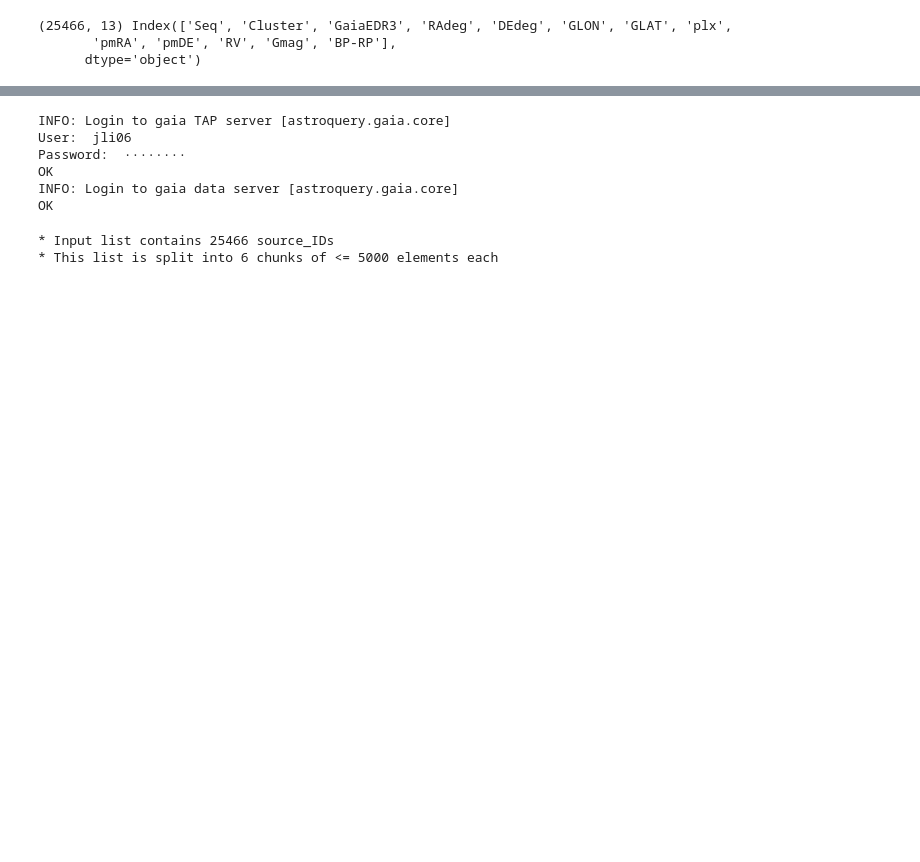
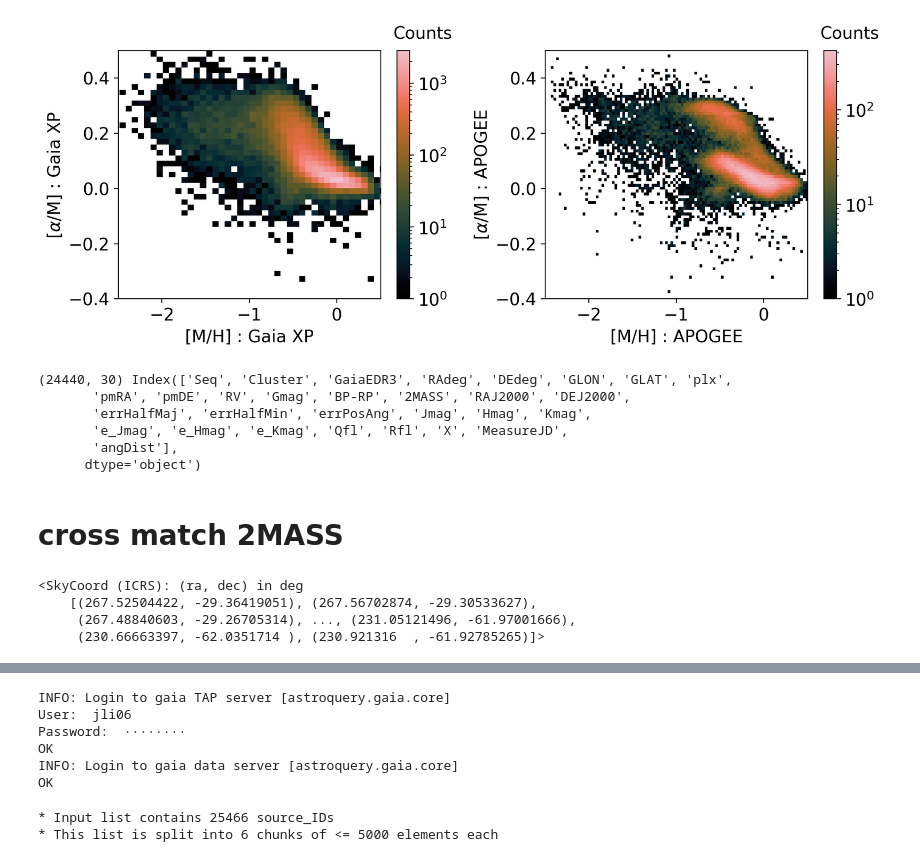
Before and after one commit to jiadonglee/aspgap, a Jupyter notebook: docs/plot_XP.ipynb, the cells around one changed output, grey strips where cells are left out. Drawn from its saved outputs; the diff is of its cells as text; code cells hidden in the pictures; blank space fills up the shorter version.

```diff
--- a/docs/plot_XP.ipynb
+++ b/docs/plot_XP.ipynb
@@ -117,12 +127,58 @@ for i,ax in enumerate(axs.ravel()):
+# %%
+fig, axs = plt.subplots(1,2, figsize=(10,4))
+ax1, ax2 = axs.ravel()
+
+_, _, _, img1 = ax1.hist2d(df['moh_model_cross'], df['aom_model_cross'],bins=100,
+                           norm=LogNorm(), cmap=cmap)
+_, _, _, img2 = ax2.hist2d(df['M_H'], df['ALPHA_M'], bins=100, norm=LogNorm(),
+                           cmap=cmap)
+
+clb1 = fig.colorbar(img1, ax=ax1,);
+clb1.set_label('Counts', labelpad=-20, y=1.1, rotation=0)
+
+clb2 = fig.colorbar(img2, ax=ax2, );
+clb2.set_label('Counts', labelpad=-20, y=1.1, rotation=0)
+
+ax1.set_xlabel("[M/H] : Gaia XP");
+ax1.set_ylabel(r"[$\alpha$/M] : Gaia XP");
+
+ax2.set_xlabel("[M/H] : APOGEE");
+ax2.set_ylabel(r"[$\alpha$/M] : APOGEE");
+plt.tight_layout()
+
+for ax in axs.ravel():
+    ax.set_xlim([-2.5, 0.5]);
+    ax.set_ylim([-0.4, 0.5])
+
+plt.tight_layout()
+# %% [output]
+[figure, added]
 # %%
 from astropy.io import ascii
 import seaborn as sns
 from astropy.table import Table
 
-octable = Table.read("J_A+A_661_A118_table2.dat.gz.fits")
+# octable = Table.read("J_A+A_661_A118_table2.dat.gz.fits")
+octable = Table.read("ocCastroGinard_tmass.fits")
 ocdf = octable.to_pandas()
 print(ocdf.shape, ocdf.columns)
 # %% [output]
-(25466, 13) Index(['Seq', 'Cluster', 'GaiaEDR3', 'RAdeg', 'DEdeg', 'GLON', 'GLAT', 'plx',
-       'pmRA', 'pmDE', 'RV', 'Gmag', 'BP-RP'],
+(24440, 30) Index(['Seq', 'Cluster', 'GaiaEDR3', 'RAdeg', 'DEdeg', 'GLON', 'GLAT', 'plx',
+       'pmRA', 'pmDE', 'RV', 'Gmag', 'BP-RP', '2MASS', 'RAJ2000', 'DEJ2000',
+       'errHalfMaj', 'errHalfMin', 'errPosAng', 'Jmag', 'Hmag', 'Kmag',
+       'e_Jmag', 'e_Hmag', 'e_Kmag', 'Qfl', 'Rfl', 'X', 'MeasureJD',
+       'angDist'],
       dtype='object')
+# %% [markdown]
+# cross match 2MASS
+# %%
+from astropy import units as u
+from astropy.coordinates import SkyCoord, Distance
+
+oc_coords = SkyCoord(ocdf['RAdeg']*u.deg,ocdf['DEdeg']*u.deg)
+oc_coords
+# %% [output]
+<SkyCoord (ICRS): (ra, dec) in deg
+    [(267.52504422, -29.36419051), (267.56702874, -29.30533627),
+     (267.48840603, -29.26705314), ..., (231.05121496, -61.97001666),
+     (230.66663397, -62.0351714 ), (230.921316  , -61.92785265)]>
```
Also changed, not shown: parts of 61 cells of this notebook, 15 other files.
